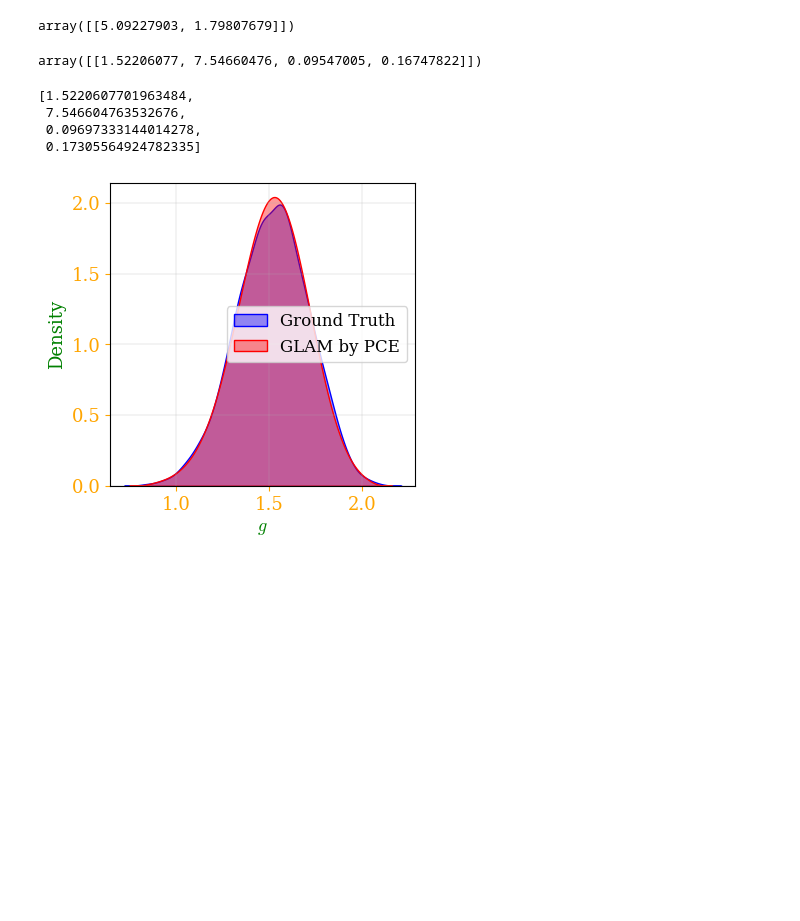
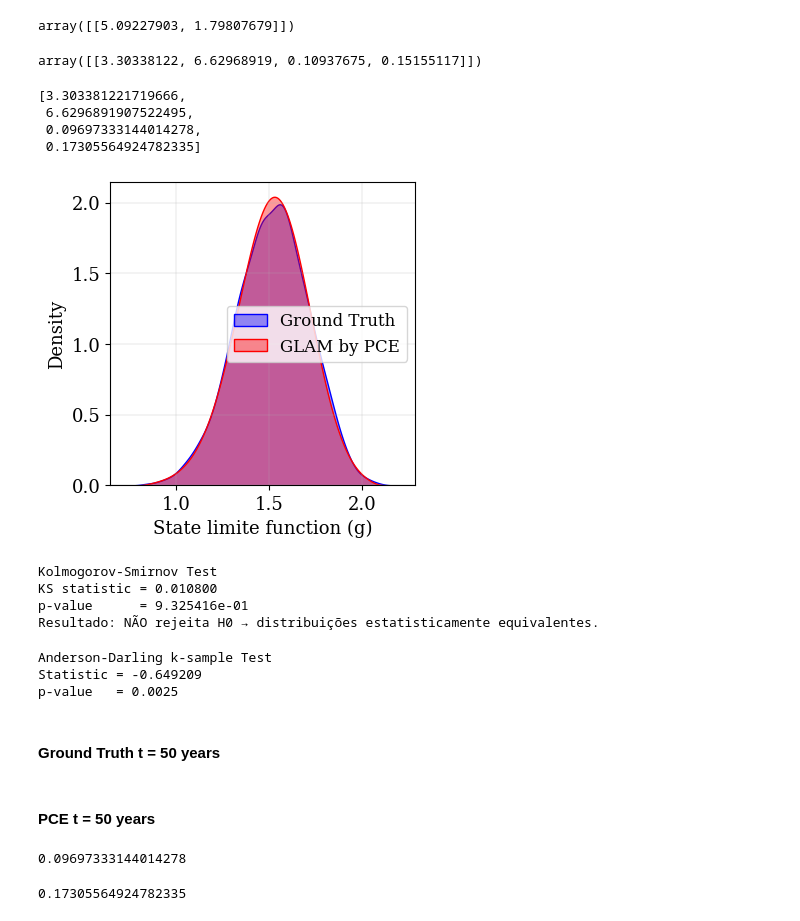
Before and after one commit to Pesquisa-UFCAT/2024-1_victor_hugo_renata_maria, a Jupyter notebook: analysis_g_function.ipynb, the cells around one changed output. Drawn from its saved outputs; the diff is of its cells as text; code cells hidden in the pictures; blank space fills up the shorter version.

Commit message:
final_test

```diff
--- a/analysis_g_function.ipynb
+++ b/analysis_g_function.ipynb
@@ -218,3 +248,3 @@ plt.show()
 # %%
-gt_data = list(gs[5]['g'])
+gt_data = list(gs[0]['g'])
 # %% [markdown]
@@ -237,19 +267,19 @@ x
 array([[5.09227903, 1.79807679]])
 # %%
 import pickle
-with open('pce_metamodel_50.pkl', 'rb') as f:
+with open('pce_metamodel_0.pkl', 'rb') as f:
     pce_metamodel = pickle.load(f)
 
 y_val_pre = pce_metamodel.predict(x)
 y_val_pre
 # %% [output]
-array([[1.52206077, 7.54660476, 0.09547005, 0.16747822]])
+array([[3.30338122, 6.62968919, 0.10937675, 0.15155117]])
 # %%
 lambdas_aux = [y_val_pre[0,0], y_val_pre[0,1], lambda_3, lambda_4]
 lambdas_aux
 # %% [output]
-[1.5220607701963484,
- 7.546604763532676,
+[3.303381221719666,
+ 6.6296891907522495,
  0.09697333144014278,
  0.17305564924782335]
 # %%
@@ -274,7 +304,7 @@ glam_data, _ = glam_generator(lambdas_aux)
 # %%
 ### Figure name and DPI
 dpi = 600                                                                               # Change as you wish
-name = 'kde_histogram_compare_glam_versus_gt' # Change as you wish
+name = 'histogram_glam_versus_gt_t0_en' # Change as you wish
 
 ### Chart dimensions (in centimeters)
 b_cm = 10                                                   # Change as you wish
@@ -285,41 +315,79 @@ h_input = h_cm * inches_to_cm
 
 ### Axis and labels (For LateX font format use the dollar sign $)
 label_y = 'Density'
-label_x = '$g$'                     # Change as you wish
+label_x = 'State limite function (g)'                     # Change as you wish
 size_label = 13                     # Change as you wish
-color_label = 'green'               # or hexadecimal. Change as you wish
+color_label = 'black'               # or hexadecimal. Change as you wish
 size_axis = 13                      # Change as you wish
-color_axis = 'orange'                # or hexadecimal. Change as you wish
+color_axis = 'black'                # or hexadecimal. Change as you wish
 
 ### Color KDE
 color = ['blue', 'red']             # or hexadecimal. Change as you wish
 alpha = 0.4                         # Change as you wish
 
 ### Legend. Do you need legend? Use the cell bellow:
 legend_label = ['Ground Truth', 'GLAM by PCE']    # Change as you wish
 size_legend = 12                       # Change as you wish
 location_legend = 'center right'       # Change as you wish
 
 ### Figure
 fig, ax = plt.subplots(figsize=(b_input, h_input))
 
 ### Config axis
 ax.tick_params(axis='both', which='major', labelsize=size_axis, colors=color_axis)
 ax.set_xlabel(label_x, fontsize=size_label, color=color_label)
 ax.set_ylabel(label_y, fontsize=size_label, color=color_label)
 
 ### Config grid
 on_or_off = True
 plt.grid(on_or_off, which='both', linestyle='-', linewidth=0.2)
 
 ### Plot with legend
 sns.kdeplot(data=gt_data, fill=True, alpha=alpha, ax=ax, color=color[0], label=legend_label[0])
 sns.kdeplot(data=glam_data, fill=True, alpha=alpha, ax=ax, color=color[1], label=legend_label[1])
 ### Legend. Do you need legend? Use the cell bellow:
 ax.legend(fontsize=size_legend, loc=location_legend)
 
 # Save. Do you need save? Use the cell bellow:
 fig.savefig(f'z_{name}.png', dpi=dpi, bbox_inches='tight')
 plt.show()
 # %% [output]
-[figure, old version]
+[figure, new version]
+# %%
+from scipy.stats import ks_2samp
+
+# =========================
+# Teste de Kolmogorov-Smirnov
+# =========================
+
+alpha = 0.05  # nível de significância (5%)
+
+ks_stat, p_value = ks_2samp(gt_data, glam_data)
+
+print("Kolmogorov-Smirnov Test")
+print(f"KS statistic = {ks_stat:.6f}")
+print(f"p-value      = {p_value:.6e}")
+
+if p_value > alpha:
+    print("Resultado: NÃO rejeita H0 → distribuições estatisticamente equivalentes.")
+else:
+    print("Resultado: Rejeita H0 → distribuições estatisticamente diferentes.")
+# %% [output]
+Kolmogorov-Smirnov Test
+KS statistic = 0.010800
+p-value      = 9.325416e-01
+Resultado: NÃO rejeita H0 → distribuições estatisticamente equivalentes.
+# %%
+from scipy.stats import anderson_ksamp
+
+ad_result = anderson_ksamp([gt_data, glam_data])
+
+print("\nAnderson-Darling k-sample Test")
+print(f"Statistic = {ad_result.statistic:.6f}")
+print(f"p-value   = {ad_result.significance_level/100:.4f}")
+# %% [output]
+Anderson-Darling k-sample Test
+Statistic = -0.649209
+p-value   = 0.0025
+# %% [markdown]
+#### Ground Truth t = 50 years
@@ -325,0 +396,14 @@ plt.show()
+# %% [markdown]
+#### PCE t = 50 years
+# %%
+lambda_3 = list(lambdas[:,2])
+lambda_3 = np.mean(lambda_3)
+lambda_3
+# %% [output]
+0.09697333144014278
+# %%
+lambda_4 = list(lambdas[:,3])
+lambda_4 = np.mean(lambda_4)
+lambda_4
+# %% [output]
+0.17305564924782335
```
Also changed, not shown: parts of 11 cells of this notebook, 4 other files.
